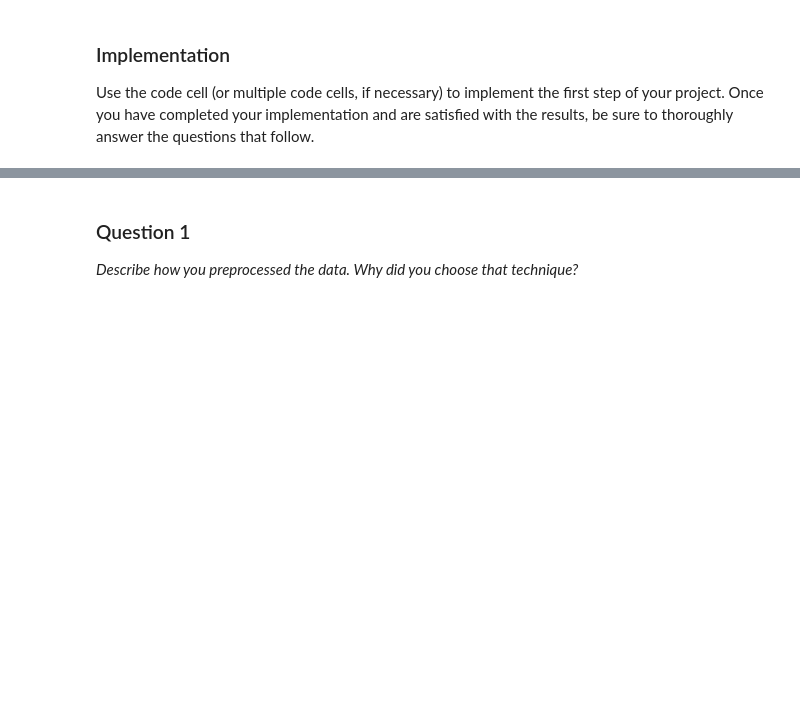
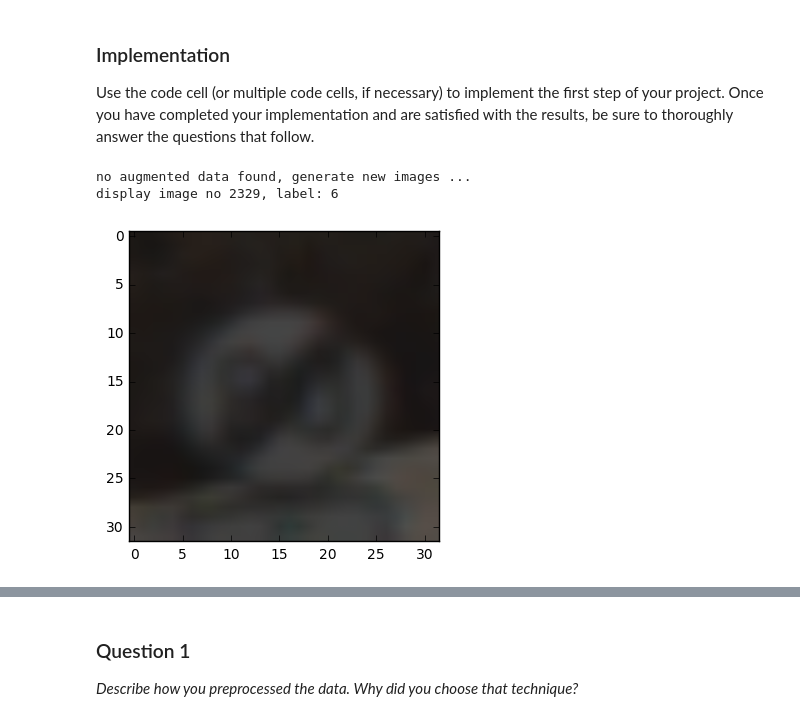
Before and after one commit to kuonanhong/CarND-Traffic-Sign-Classifier-Project, a Jupyter notebook: Traffic_Sign_Classifier.ipynb, the cells around one changed output, grey strips where cells are left out. Saved outputs shown, nothing was run; the diff lists cells and outputs as text; code cells hidden in the pictures; blank space fills up the shorter version.

```diff
--- a/Traffic_Sign_Classifier.ipynb
+++ b/Traffic_Sign_Classifier.ipynb
@@ -176,6 +151,66 @@ Here is an example of a [published baseline model on this problem](http://yann.l
 ### Implementation
 
 Use the code cell (or multiple code cells, if necessary) to implement the first step of your project. Once you have completed your implementation and are satisfied with the results, be sure to thoroughly answer the questions that follow.
+# %%
+# increas training data for classes less than 500 samples
+import numpy as np
+from os.path import isfile
+from collections import Counter
+
+augment_times = 4
+
+
+def augment_data(X, y):
+    counter = Counter(y)
+    new_X = []
+    new_y = []
+    for i in range(len(y)):
+        label = y[i]
+        if counter[label] < 500:
+            for j in range(augment_times):
+                new_image = rotate_image(X[i])
+                new_X.append(new_image)
+                new_y.append(label)
+    new_X = np.array(new_X)
+    new_y = np.array(new_y)
+
+    return np.array(new_X), np.array(new_y)
+
+training_file_aug = 'train_aug.p'
+testing_file_aug = 'test_aug.p'
+
+X_aug, y_aug = None, None
+if isfile(training_file_aug) and isfile(testing_file_aug):
+    # exteded training and testing set found
+    print('augmented data found, unpickle file ...')
+    with open(training_file_aug, mode='rb') as f:
+        X_aug = pickle.load(f)
+    with open(testing_file_aug, mode='rb') as f:
+        y_aug = pickle.load(f)
+else:
+    print('no augmented data found, generate new images ...')
+    X_aug, y_aug = augment_data(X_train_orig, y_train_orig)
+    with open(training_file_aug, mode='wb') as f:
+        pickle.dump(X_aug, f)
+    with open(testing_file_aug, mode='wb') as f:
+        pickle.dump(y_aug, f)
+
+
+if len(X_aug) > 0:
+    X_train_new = np.concatenate((X_train_orig, X_aug))
+    y_train_new = np.concatenate((y_train_orig, y_aug))
+    display_sample(X_aug, y_aug)
+    del X_train_orig
+    del X_aug
+    del y_train_orig
+    del y_aug
+else:
+    X_train_new = X_train_orig
+    y_train_new = y_train_orig
+# %% [output]
+no augmented data found, generate new images ...
+display image no 2329, label: 6
+[figure, added]
 # %%
 ### Preprocess the data here.
 ### Feel free to use as many code cells as needed.
```
Also changed, not shown: parts of 15 cells of this notebook.
